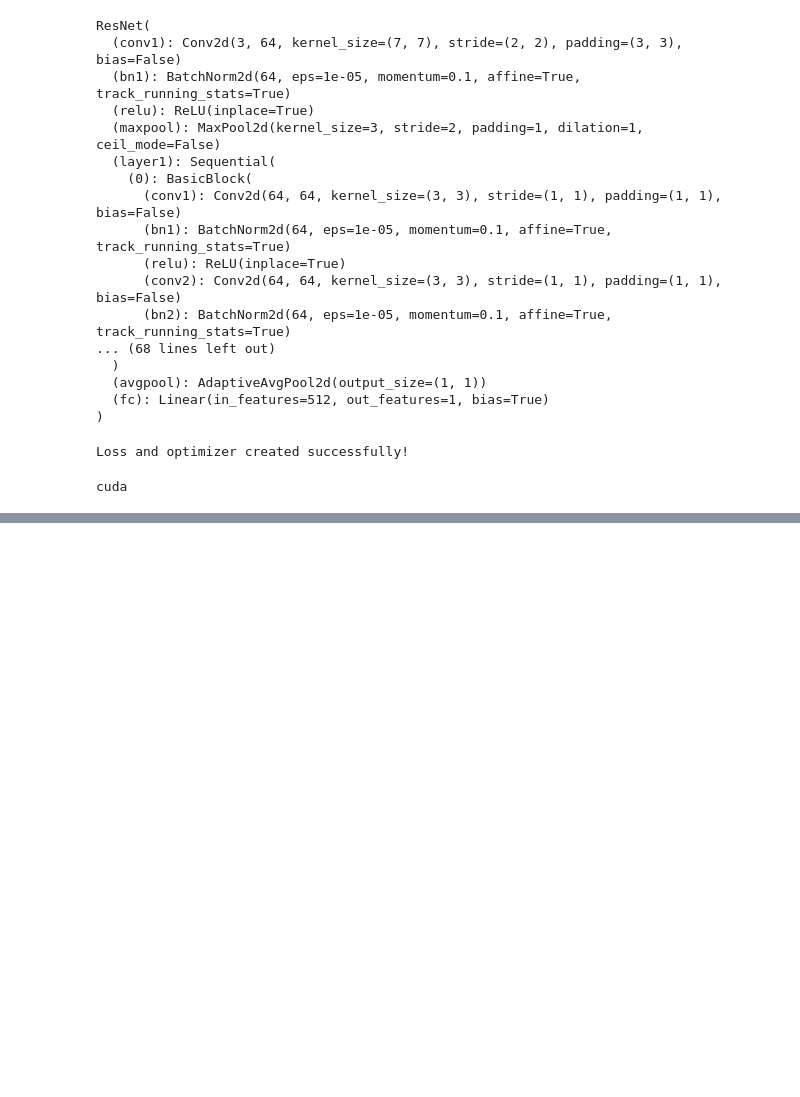
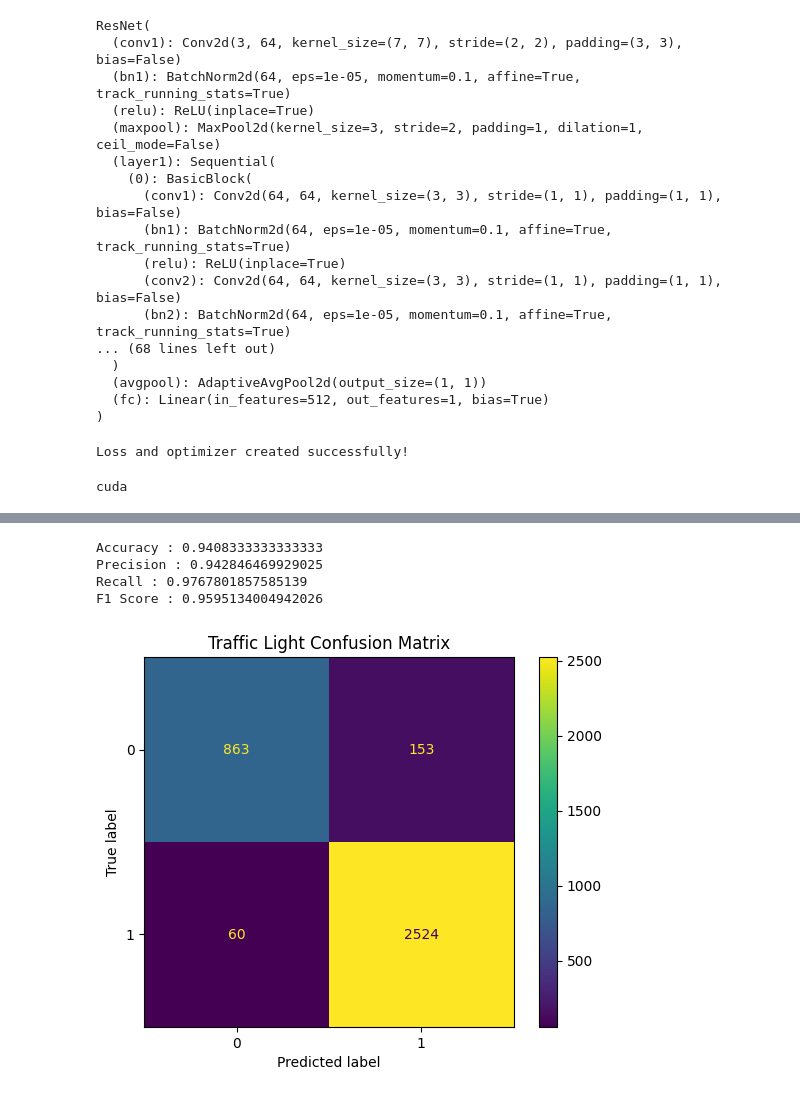
Before and after one commit to vinitdarji16/MLS-Exercise, a Jupyter notebook: MLS_exercises3_final.ipynb, the cells around one changed output, grey strips where cells are left out. Cells and saved outputs as stored; diff of their text form; code cells hidden in the pictures; blank space fills up the shorter version.

Commit message:
final traffic light classifier with results

```diff
--- a/MLS_exercises3_final.ipynb
+++ b/MLS_exercises3_final.ipynb
@@ -399,0 +400,54 @@ Validation Accuracy: 97.28%
+# %%
+from sklearn.metrics import accuracy_score, precision_score, recall_score, f1_score, confusion_matrix, ConfusionMatrixDisplay
+import matplotlib.pyplot as plt
+
+test_image_folder = "/content/dataset/test/rgb-front"
+
+traffic_test_dataset = CarlaDataset(
+    test_image_folder,
+    test_labels,
+    "has_traffic_light",
+    transform
+)
+
+test_loader = DataLoader(
+    traffic_test_dataset,
+    batch_size=32,
+    shuffle=False
+)
+
+model.eval()
+
+all_preds = []
+all_labels = []
+
+with torch.no_grad():
+    for images, labels in test_loader:
+
+        images = images.to(device)
+
+        outputs = model(images)
+
+        preds = (torch.sigmoid(outputs) > 0.5).squeeze().cpu().numpy()
+
+        all_preds.extend(preds)
+        all_labels.extend(labels.numpy())
+
+print("Accuracy :", accuracy_score(all_labels, all_preds))
+print("Precision :", precision_score(all_labels, all_preds))
+print("Recall :", recall_score(all_labels, all_preds))
+print("F1 Score :", f1_score(all_labels, all_preds))
+
+cm = confusion_matrix(all_labels, all_preds)
+
+disp = ConfusionMatrixDisplay(confusion_matrix=cm)
+disp.plot()
+
+plt.title("Traffic Light Confusion Matrix")
+plt.show()
+# %% [output]
+Accuracy : 0.9408333333333333
+Precision : 0.942846469929025
+Recall : 0.9767801857585139
+F1 Score : 0.9595134004942026
+[figure, added]
```
Also changed, not shown: parts of 3 cells of this notebook.
